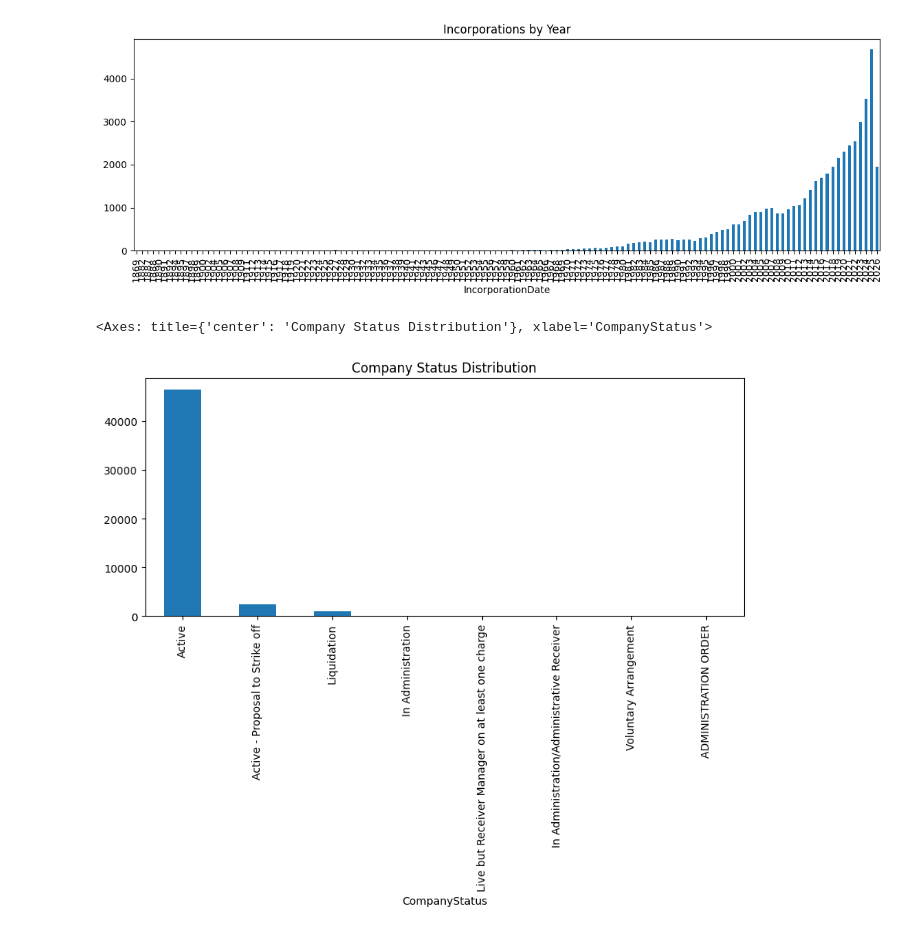
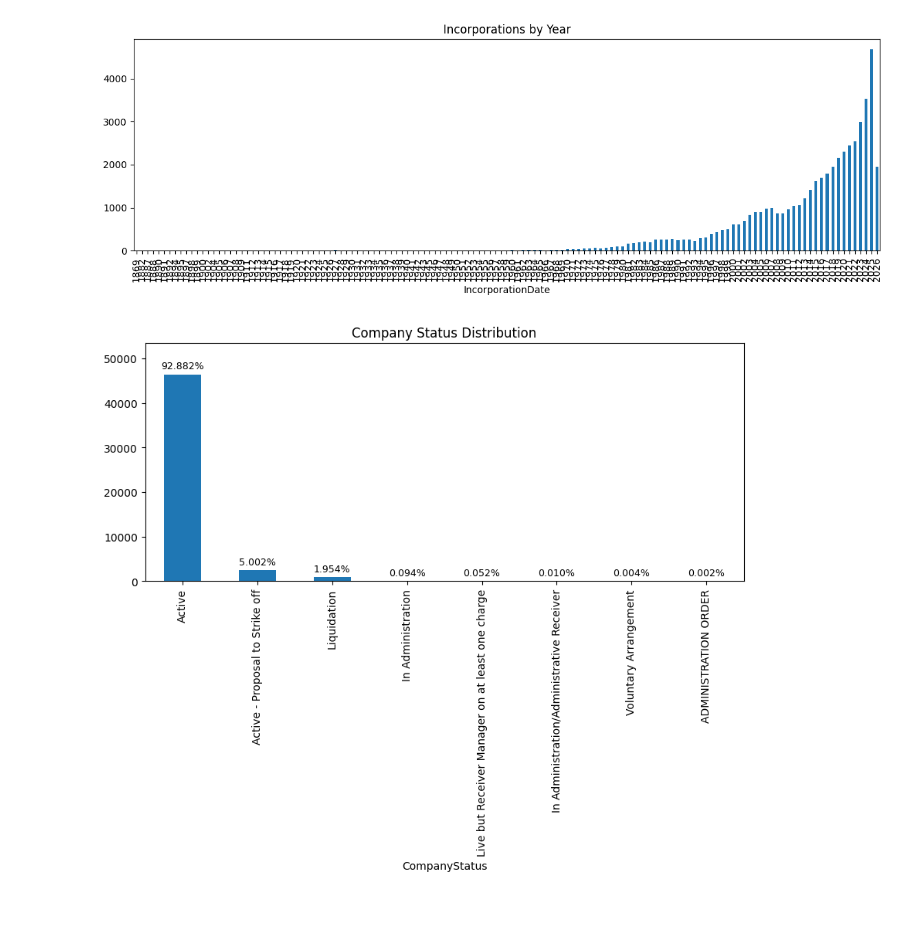
Before and after one commit to Viklin41/lloyds-commercial-banking-intelligence-2026, a Jupyter notebook: notebooks/companies_house.ipynb, the cells around one changed output. Saved outputs shown, nothing was run; the diff lists cells and outputs as text; code cells hidden in the pictures.

```diff
--- a/notebooks/companies_house.ipynb
+++ b/notebooks/companies_house.ipynb
@@ -29,3 +29,8 @@ Go onto https://download.companieshouse.gov.uk/en_output.html and download the z
 import pandas as pd
 # %%
 CSV_PATH = "../data/raw/BasicCompanyDataAsOneFile-2026-06-01.csv"
+# %%
+# Count total rows
+with open(CSV_PATH, "rb") as f:
+    total_firms = sum(1 for _ in f) - 1  # subtract header row
+print(f"Total companies in file: {total_firms:,}")
@@ -178,9 +185,17 @@ df["IncorporationDate"].dt.year.value_counts().sort_index().plot(
 <Axes: title={'center': 'Incorporations by Year'}, xlabel='IncorporationDate'>
 [figure]
 # %%
-df["CompanyStatus"].value_counts().plot(
-    kind="bar", figsize=(10, 4), title="Company Status Distribution"
+counts = df["CompanyStatus"].value_counts()
+total = counts.sum()
+
+ax = counts.plot(kind="bar", figsize=(10, 4), title="Company Status Distribution")
+
+ax.bar_label(
+    ax.containers[0],
+    # labels=[f"{v:,}" for v in counts],          # absolute
+    labels=[f"{v/total:.3%}" for v in counts],  # percentages
+    padding=3, fontsize=9,
 )
+ax.margins(y=0.15)
 # %% [output]
-<Axes: title={'center': 'Company Status Distribution'}, xlabel='CompanyStatus'>
-[figure, old version]
+[figure, new version]
```
Also changed, not shown: parts of 4 cells of this notebook.
